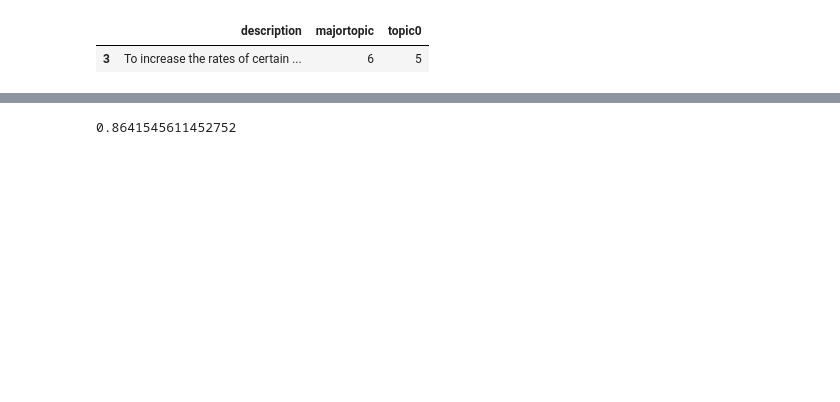
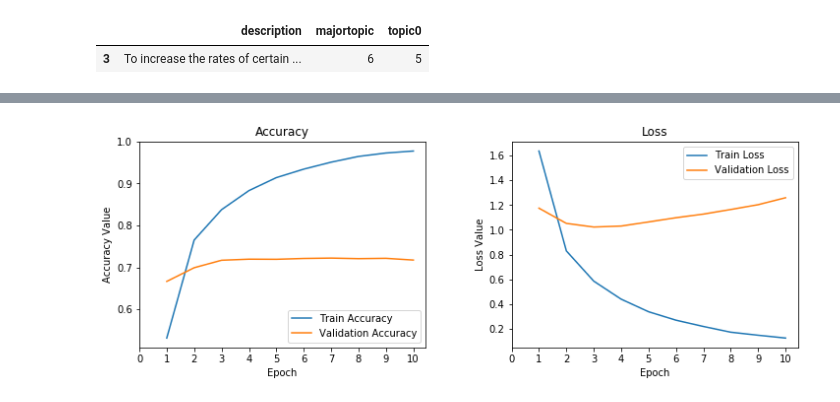
Before and after one commit to sunnycw1/congress, a Jupyter notebook: deep-learners.ipynb, the cells around one changed output, grey strips where cells are left out. Cells and saved outputs as stored; diff of their text form; code cells hidden in the pictures; blank space fills up the shorter version.

```diff
--- a/deep-learners.ipynb
+++ b/deep-learners.ipynb
@@ -173,10 +278,18 @@ input_shape = (n_cols,)
+# %%
+embedding_layer = Embedding(len(word_index) + 1,
+                            EMBEDDING_DIM,
+                            weights=[embedding_weights],
+                            input_length=MAX_SEQUENCE_LENGTH,
+                            trainable=False)
 # %%
 model = Sequential()
-model.add(Dense(20, activation='relu', input_shape=input_shape))
+model.add(embedding_layer)
+model.add(Flatten())
+model.add(Dense(100, activation='relu'))
 model.add(Dense(20, activation='softmax'))
 # %%
 model.compile(optimizer='adam', loss='categorical_crossentropy',
-              metrics=['accuracy'])
+              metrics=['acc'])
 # %%
 model.summary()
 # %% [output]
@@ -193,8 +310,9 @@ Non-trainable params: 0
 _________________________________________________________________
 # %%
-model.fit(train_v,
+%%time
+history = model.fit(train,
           y_train_cat,
-          validation_data=(val_v, y_val_cat),
-          batch_size=32,
-          epochs=4)
+          validation_data=(val, y_val_cat),
+          batch_size=512,
+          epochs=10)
 # %% [output]
@@ -214,4 +336,4 @@ y_val_predict = y_val_prob.argmax(axis=-1)
-# %%
-f1_score(y_val_predict, y_val_cat.argmax(axis=-1), average='macro')
-# %% [output]
-0.8641545611452752
+# %%
+plot_learning_curve(history)
+# %% [output]
+[figure, added]
```
Also changed, not shown: parts of 177 cells of this notebook, 5 other files.
